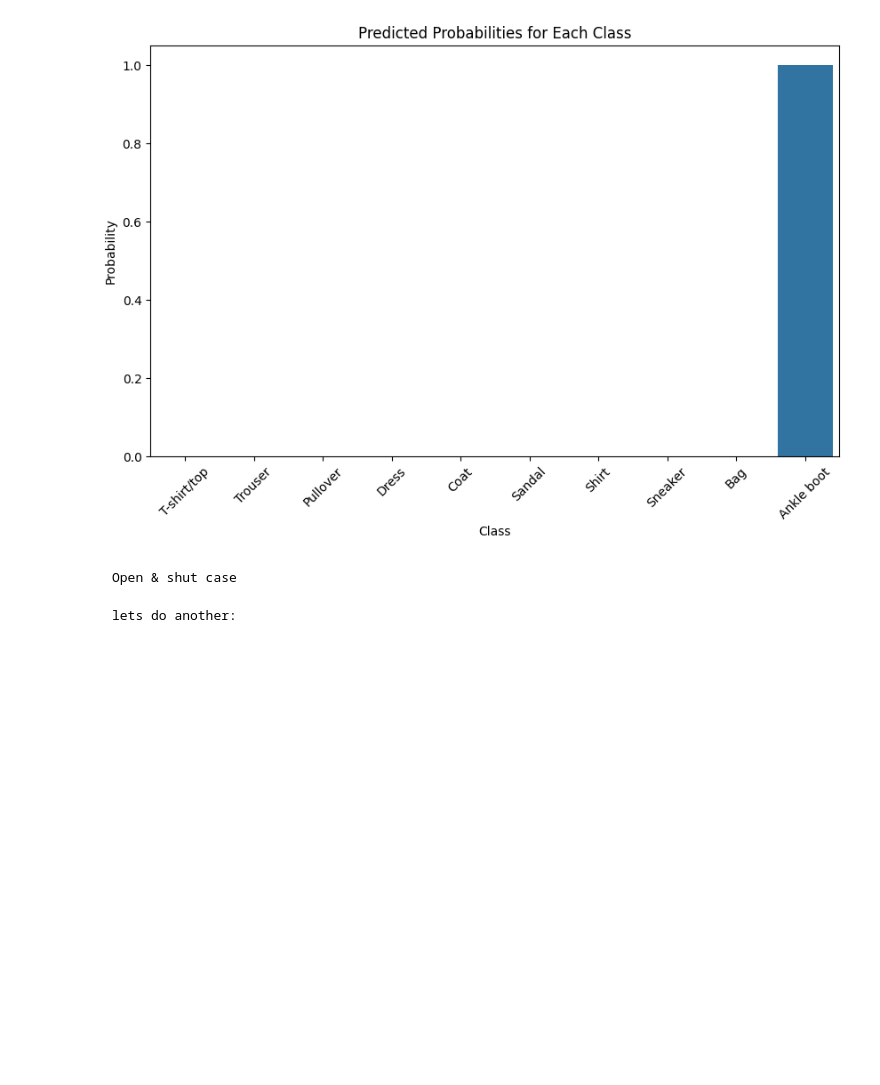
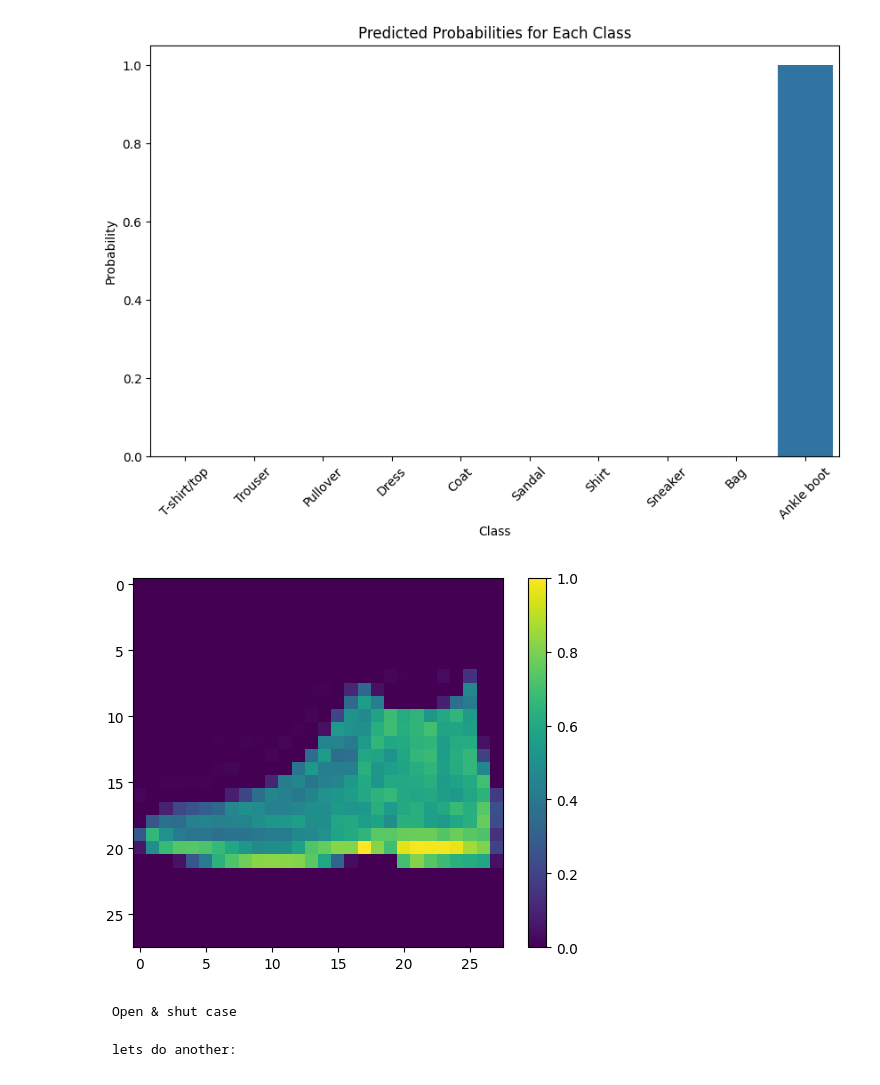
Before and after one commit to almsam/Intro-to-Tensor-Flow, a Jupyter notebook: Part 3 Neural Networks.ipynb, the cells around one changed output. Drawn from its saved outputs; the diff is of its cells as text; code cells hidden in the pictures; blank space fills up the shorter version.

Commit message:
images

```diff
--- a/Part 3 Neural Networks.ipynb
+++ b/Part 3 Neural Networks.ipynb
@@ -368,6 +368,10 @@ plt.xticks(rotation=45)
 plt.show()
 # %% [output]
 [figure]
+# %%
+plt.figure(); plt.imshow(test_images[0]); plt.colorbar(); plt.grid(False); plt.show()
+# %% [output]
+[figure, added]
 # %% [markdown]
     Open & shut case
 
```
Also changed, not shown: parts of 2 cells of this notebook.
